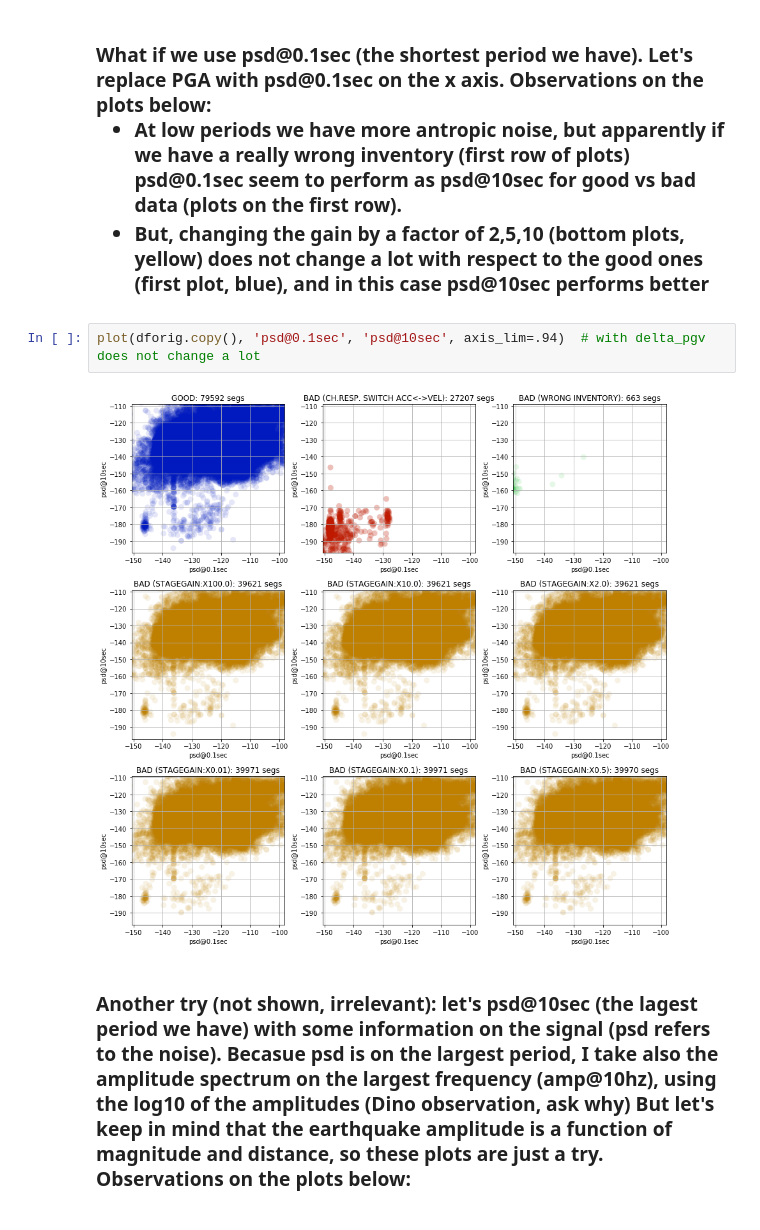
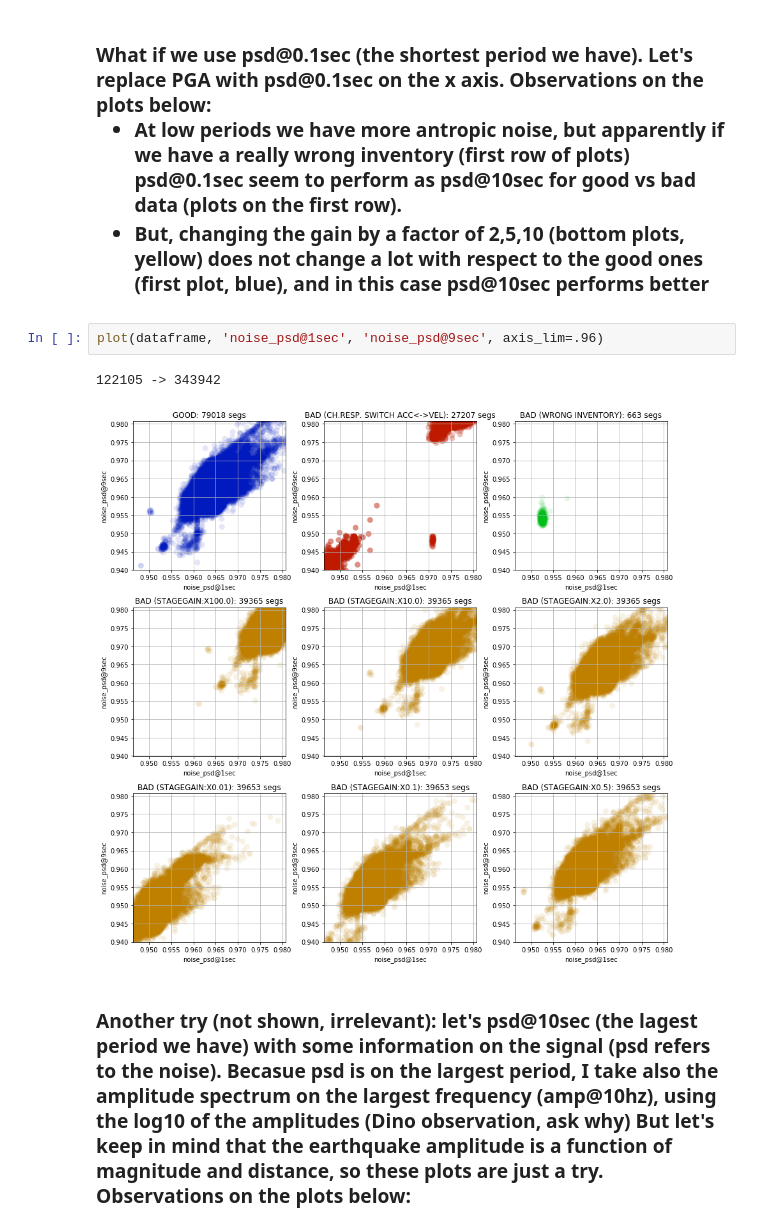
Before and after one commit to rizac/sod, a Jupyter notebook: sod/jupyter/Inspect.dataset.ipynb, the cells around one changed output. Saved outputs shown, nothing was run; the diff lists cells and outputs as text.

```diff
--- a/sod/jupyter/Inspect.dataset.ipynb
+++ b/sod/jupyter/Inspect.dataset.ipynb
@@ -218,10 +274,11 @@ plot(dataframe, 'delta_pga', 'noise_psd@5sec', 'delta_pgv', axis_lim=.95)  # wit
         <li>But, changing the gain by a factor of 2,5,10 (bottom plots, yellow) does not change a lot with respect to the good ones (first plot, blue), and in this case psd@10sec performs better
     </ul>
 </h3>
-# %%
-plot(dforig.copy(), 'psd@0.1sec', 'psd@10sec', axis_lim=.94)  # with delta_pgv does not change a lot
-# %% [output]
-[figure, removed]
+# %%
+plot(dataframe, 'noise_psd@1sec', 'noise_psd@9sec', axis_lim=.96)
+# %% [output]
+122105 -> 343942
+[figure, added]
 # %% [markdown]
 <h3>Another try (not shown, irrelevant): let's psd@10sec (the lagest period we have) with some information on the signal (psd refers to the noise). Becasue psd is on the largest period, I take also the amplitude spectrum on the largest frequency (amp@10hz),
     using the log10 of the amplitudes (Dino observation, ask why) <b>But let's keep in mind that the earthquake amplitude is a function of magnitude and distance</b>, so these plots are just a try. Observations on the plots below:
```
Also changed, not shown: parts of 9 cells of this notebook, 5 other files.
